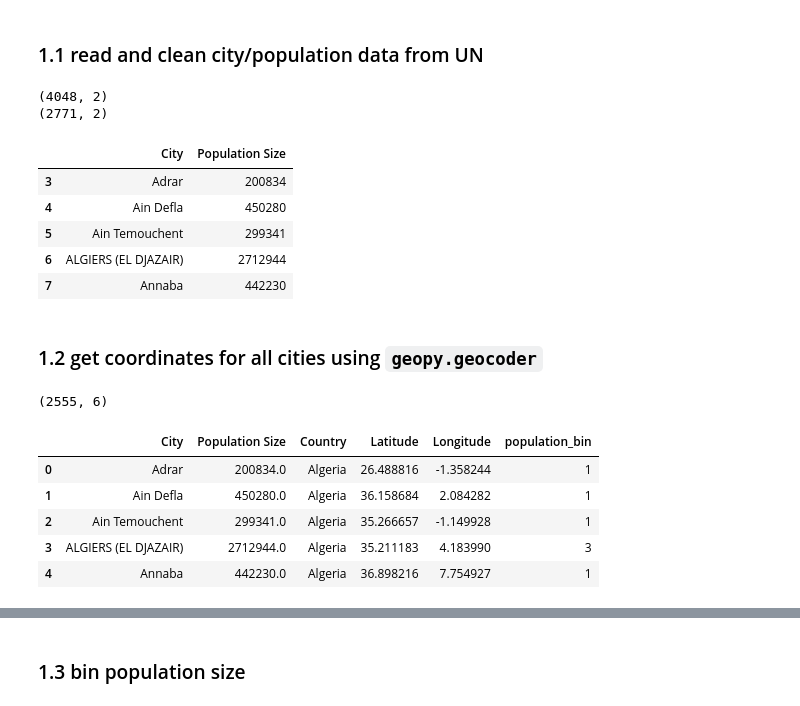
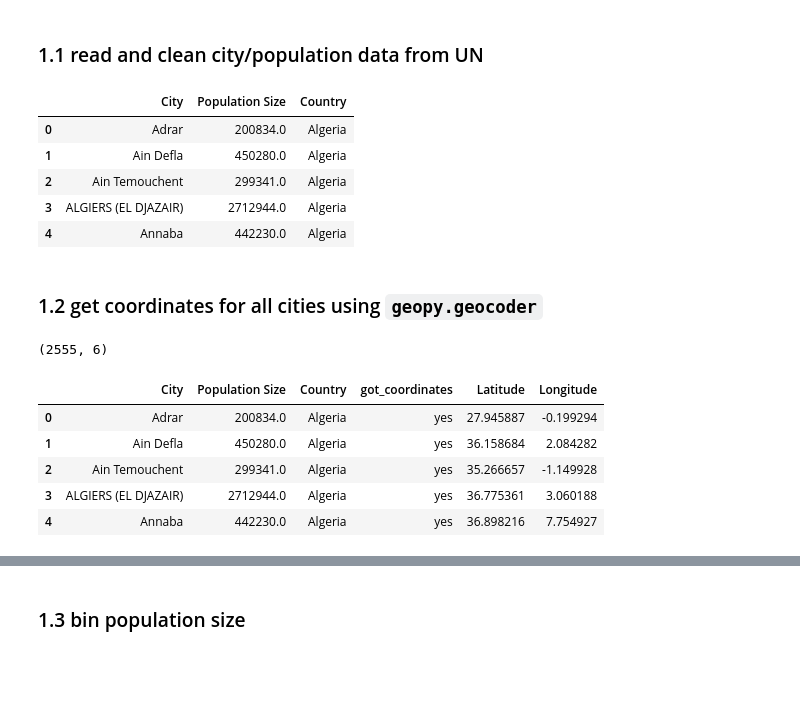
Before and after one commit to FranziMe/Coursera_Capstone, a Jupyter notebook: Capstone_project.ipynb, the cells around one changed output, grey strips where cells are left out. Saved outputs shown, nothing was run; the diff lists cells and outputs as text; code cells hidden in the pictures; blank space fills up the shorter version.

```diff
--- a/Capstone_project.ipynb
+++ b/Capstone_project.ipynb
@@ -37,25 +48,16 @@ Libraries imported.
 # %%
 # possibly need to clean up the table a bit before. add countries to cities and remove footnotes
 
 # read and format population table
-population = pd.read_excel('table08.xlsx', skiprows=4)
-population = population[['Unnamed: 0', 'Both sexes\nLes deux sexes']]
-population.rename(columns={"Unnamed: 0": "City", "Both sexes\nLes deux sexes": "Population Size"}, inplace = True)
-# only keep cities with population data
-print(population.shape)
-population.dropna(inplace = True)
-population = population[population['Population Size'] != '...']
-print(population.shape)
+population = pd.read_excel('table08_clean.xlsx')
 population.head()
 # %% [output]
-(4048, 2)
-(2771, 2)
-|  | City | Population Size |
-| 3 | Adrar | 200834 |
-| 4 | Ain Defla | 450280 |
-| 5 | Ain Temouchent | 299341 |
-| 6 | ALGIERS (EL DJAZAIR) | 2712944 |
-| 7 | Annaba | 442230 |
+|  | City | Population Size | Country |
+| 0 | Adrar | 200834.0 | Algeria |
+| 1 | Ain Defla | 450280.0 | Algeria |
+| 2 | Ain Temouchent | 299341.0 | Algeria |
+| 3 | ALGIERS (EL DJAZAIR) | 2712944.0 | Algeria |
+| 4 | Annaba | 442230.0 | Algeria |
 # %% [markdown]
 ### 1.2 get coordinates for all cities using `geopy.geocoder`
 # %%
@@ -66,27 +68,20 @@ population['Country'] = ''
 for i in population.index:
     city = population.at[i,'City']
     country = population.at[i,'Country']
-    if country == '':
-        #print(city)
+    got_coordinates = population.at[i,'got_coordinates']
+    if got_coordinates == '':
+        print(city)
         geolocator = Nominatim(user_agent="foursquare_agent")
-        location = geolocator.geocode(city)
+        location = geolocator.geocode('%s, %s' %(city, country))
         if not location == None:
             # get longitude and latitude
             latitude = location.latitude
             longitude = location.longitude
-            coordinates = '%s,%s' %(latitude, longitude)
-            # get country of city, might be interesting for later
-            location_reverse = geolocator.reverse(coordinates, language='en')
-            loc = location_reverse.raw
-            if 'country' in loc['address'].keys():
-                country = loc['address']['country']
-            else:
-                country = 'None'
         else:
             latitude = np.nan
             longitude = np.nan
             country = np.nan
-        population.at[i, 'Country'] = country
+        population.at[i, 'got_coordinates'] = 'yes'
         population.at[i, 'Latitude'] = latitude
         population.at[i, 'Longitude'] = longitude
 
@@ -94,9 +89,9 @@ print(population.shape)
 population.head()
 # %% [output]
 (2555, 6)
-|  | City | Population Size | Country | Latitude | Longitude | population_bin |
-| 0 | Adrar | 200834.0 | Algeria | 26.488816 | -1.358244 | 1 |
-| 1 | Ain Defla | 450280.0 | Algeria | 36.158684 | 2.084282 | 1 |
-| 2 | Ain Temouchent | 299341.0 | Algeria | 35.266657 | -1.149928 | 1 |
-| 3 | ALGIERS (EL DJAZAIR) | 2712944.0 | Algeria | 35.211183 | 4.183990 | 3 |
-| 4 | Annaba | 442230.0 | Algeria | 36.898216 | 7.754927 | 1 |
+|  | City | Population Size | Country | got_coordinates | Latitude | Longitude |
+| 0 | Adrar | 200834.0 | Algeria | yes | 27.945887 | -0.199294 |
+| 1 | Ain Defla | 450280.0 | Algeria | yes | 36.158684 | 2.084282 |
+| 2 | Ain Temouchent | 299341.0 | Algeria | yes | 35.266657 | -1.149928 |
+| 3 | ALGIERS (EL DJAZAIR) | 2712944.0 | Algeria | yes | 36.775361 | 3.060188 |
+| 4 | Annaba | 442230.0 | Algeria | yes | 36.898216 | 7.754927 |
```
Also changed, not shown: parts of 48 cells of this notebook, 37 other files.
